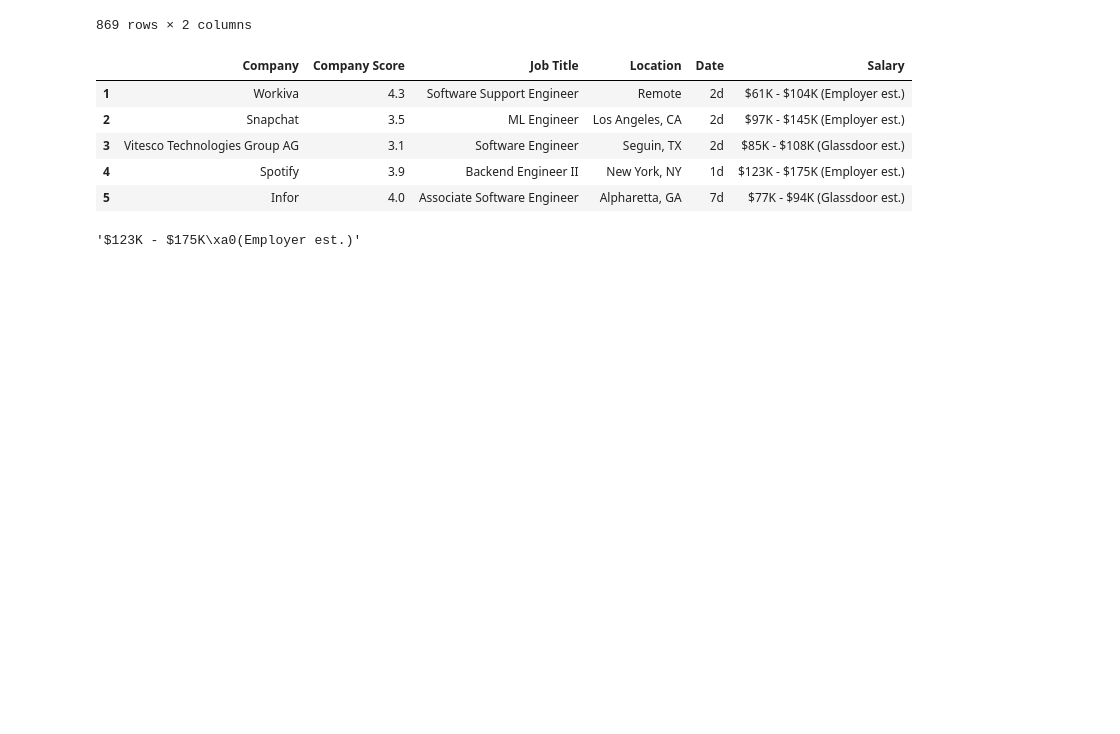
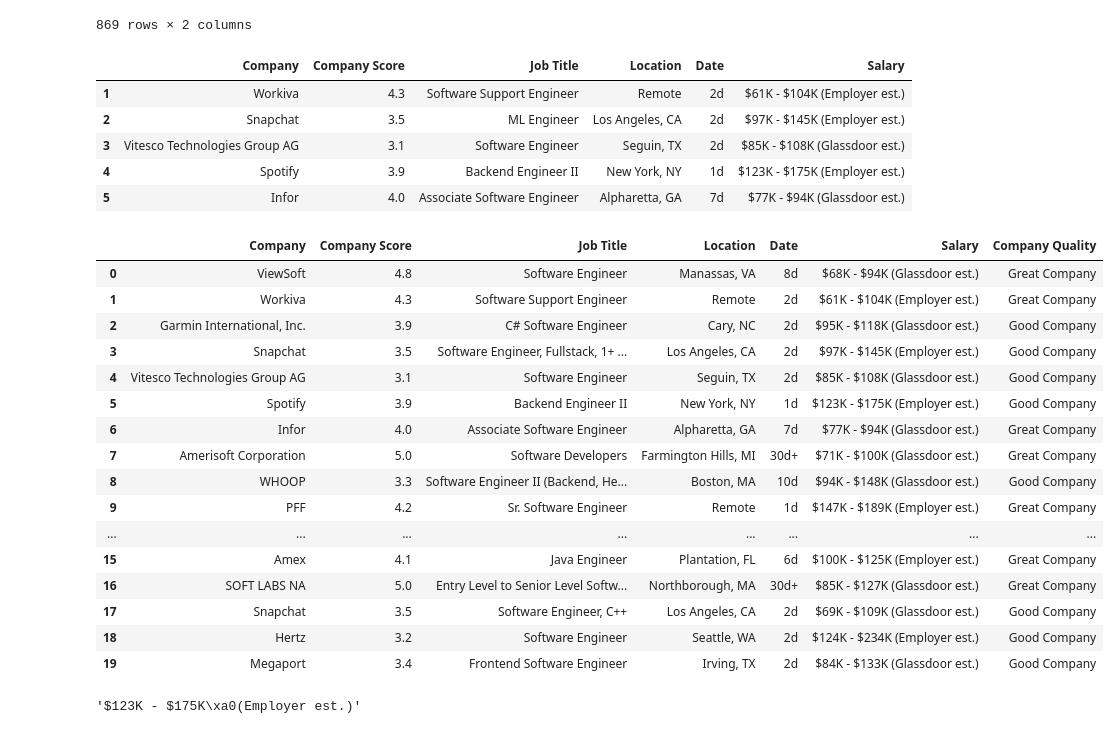
Before and after one commit to MHassanAr/Pandas, a Jupyter notebook: pandas.ipynb, the cells around one changed output. Saved outputs shown, nothing was run; the diff lists cells and outputs as text; code cells hidden in the pictures; blank space fills up the shorter version.

```diff
--- a/pandas.ipynb
+++ b/pandas.ipynb
@@ -535,6 +535,36 @@ csvFile.loc[1:5, :]
 | 3 | Vitesco Technologies Group AG | 3.1 | Software Engineer | Seguin, TX | 2d | $85K - $108K (Glassdoor est.) |
 | 4 | Spotify | 3.9 | Backend Engineer II | New York, NY | 1d | $123K - $175K (Employer est.) |
 | 5 | Infor | 4.0 | Associate Software Engineer | Alpharetta, GA | 7d | $77K - $94K (Glassdoor est.) |
+# %%
+# Assigns "Great Company" to rows where "Company Score %" is 4 or greater.
+csvFile.loc[(csvFile["Company Score"] >= 4), "Company Quality"] = "Great Company"
+
+# Assigns "Good Company" to rows where "Company Score %" is between 3 (inclusive) and 4 (exclusive).
+csvFile.loc[(csvFile["Company Score"] >= 3) & (csvFile["Company Score"] < 4), "Company Quality"] = "Good Company"
+
+# Assigns "Worst Company" to rows where "Company Score %" is between 0 (inclusive) and 3 (exclusive).
+csvFile.loc[(csvFile["Company Score"] >= 0) & (csvFile["Company Score"] < 3), "Company Quality"] = "Worst Company"
+
+# Displays the first 20 rows of the DataFrame to verify the changes.
+csvFile.head(20)
+# %% [output]
+|  | Company | Company Score | Job Title | Location | Date | Salary | Company Quality |
+| 0 | ViewSoft | 4.8 | Software Engineer | Manassas, VA | 8d | $68K - $94K (Glassdoor est.) | Great Company |
+| 1 | Workiva | 4.3 | Software Support Engineer | Remote | 2d | $61K - $104K (Employer est.) | Great Company |
+| 2 | Garmin International, Inc. | 3.9 | C# Software Engineer | Cary, NC | 2d | $95K - $118K (Glassdoor est.) | Good Company |
+| 3 | Snapchat | 3.5 | Software Engineer, Fullstack, 1+ ... | Los Angeles, CA | 2d | $97K - $145K (Employer est.) | Good Company |
+| 4 | Vitesco Technologies Group AG | 3.1 | Software Engineer | Seguin, TX | 2d | $85K - $108K (Glassdoor est.) | Good Company |
+| 5 | Spotify | 3.9 | Backend Engineer II | New York, NY | 1d | $123K - $175K (Employer est.) | Good Company |
+| 6 | Infor | 4.0 | Associate Software Engineer | Alpharetta, GA | 7d | $77K - $94K (Glassdoor est.) | Great Company |
+| 7 | Amerisoft Corporation | 5.0 | Software Developers | Farmington Hills, MI | 30d+ | $71K - $100K (Glassdoor est.) | Great Company |
+| 8 | WHOOP | 3.3 | Software Engineer II (Backend, He... | Boston, MA | 10d | $94K - $148K (Glassdoor est.) | Good Company |
+| 9 | PFF | 4.2 | Sr. Software Engineer | Remote | 1d | $147K - $189K (Employer est.) | Great Company |
+| ... | ... | ... | ... | ... | ... | ... | ... |
+| 15 | Amex | 4.1 | Java Engineer | Plantation, FL | 6d | $100K - $125K (Employer est.) | Great Company |
+| 16 | SOFT LABS NA | 5.0 | Entry Level to Senior Level Softw... | Northborough, MA | 30d+ | $85K - $127K (Glassdoor est.) | Great Company |
+| 17 | Snapchat | 3.5 | Software Engineer, C++ | Los Angeles, CA | 2d | $69K - $109K (Glassdoor est.) | Good Company |
+| 18 | Hertz | 3.2 | Software Engineer | Seattle, WA | 2d | $124K - $234K (Employer est.) | Good Company |
+| 19 | Megaport | 3.4 | Frontend Software Engineer | Irving, TX | 2d | $84K - $133K (Glassdoor est.) | Good Company |
 # %%
 # Selecting the value at row index 4 and column index 5 using integer-location based indexing
 csvFile.iloc[4, 5]
```
